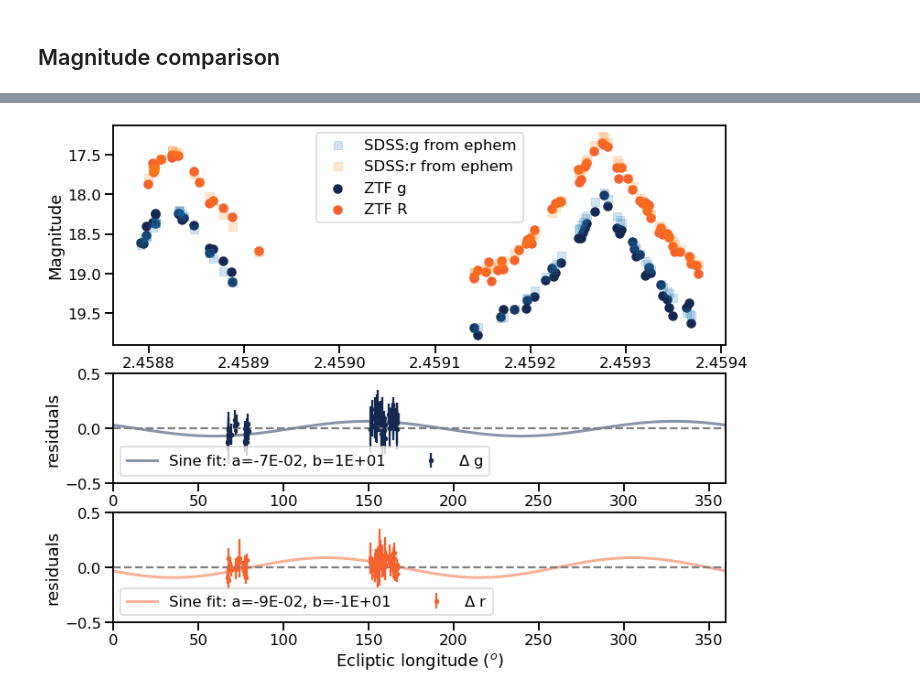
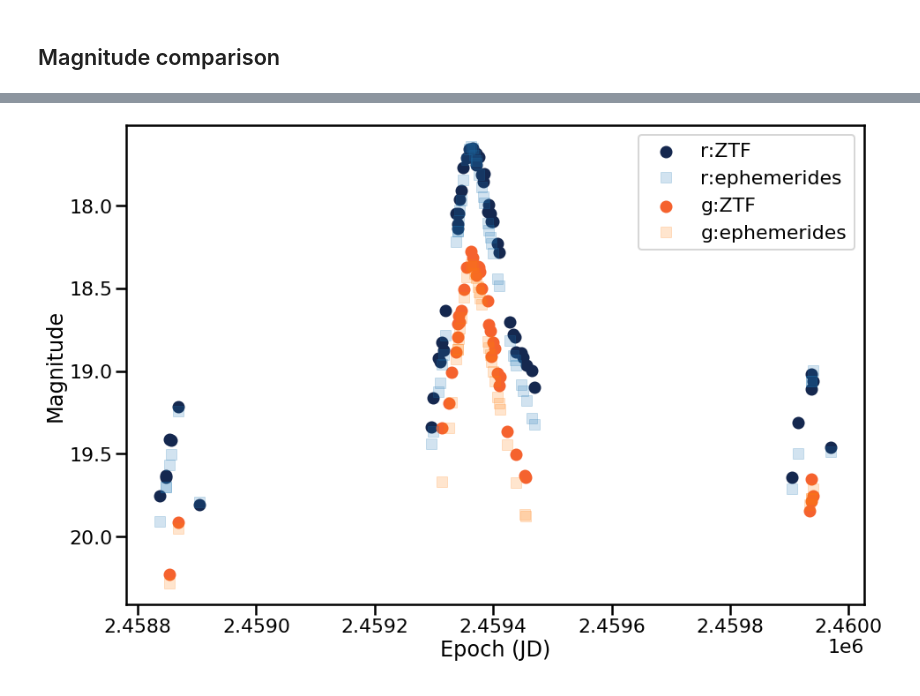
Before and after one commit to astrolabsoftware/fink-tutorials, a Jupyter notebook: sso/fink_sso_imcce.ipynb, the cells around one changed output, grey strips where cells are left out. Cells and saved outputs as stored; diff of their text form; code cells hidden in the pictures.

```diff
--- a/sso/fink_sso_imcce.ipynb
+++ b/sso/fink_sso_imcce.ipynb
@@ -95,21 +26,19 @@ Let's define some constants:
 # %%
-# SSO id
-ssname = '8467'
-#'1041'
 # Disctionary for filters
-filters = {1:'g', 2:'R', 3:'i'}
+filters = {1:'g', 2:'r', 3:'i'}
 # %% [markdown]
 ## Fink data
 # %%
 # Get data from FINK
 r = requests.post(
-  'http://134.158.75.151:24000/api/v1/sso',
-  json={
-    'n_or_d': ssname,
-    'output-format': 'json'
-  }
+    'https://fink-portal.org/api/v1/sso',
+    json={
+        'n_or_d': '33803',
+        'withEphem': True,
+        'output-format': 'json'
+    }
 )
 
 # Sort by epoch - critical for ephemerides speed up
-sso = pd.read_json(r.content)
+sso = pd.read_json(io.BytesIO(r.content))
 sso = sso.sort_values(by='i:jd').reset_index(drop=True)
@@ -160,73 +49,31 @@ This took 1.78 seconds.
 filts = sso['i:fid'].unique()
 
 fig, ax = plt.subplots(
-    3, 1,
-    figsize=(12, 10),
-#     sharex=True,
-    gridspec_kw={'height_ratios': [3, 1.5, 1.5]}
+    1, 1,
+    figsize=(15, 10),
 )
 
 colors = ['#15284F', '#F5622E']
 for i,f in enumerate(filts):
     cond = sso['i:fid']==f
 
-    ax[0].scatter(
+    ax.scatter(
         sso.loc[cond,'i:jd'],
         sso.loc[cond,'i:magpsf'],
-        label='ZTF {:}'.format(filters[f]),
+        label='{:}:ZTF'.format(filters[f]),
         color=colors[i],
         alpha=1.0
     )
 
-    ax[0].plot(
-        eph.Date[cond],
-        eph['SDSS:{}'.format(filters[f].lower())][cond],
+    ax.plot(
+        sso.loc[cond, 'Date'],
+        sso.loc[cond, 'SDSS:{}'.format(filters[f].lower())],
         ls='',
         marker='s',
-        label='SDSS:{} from ephem'.format(filters[f].lower()), alpha=0.2)
+        label='{}:ephemerides'.format(filters[f].lower()), alpha=0.2)
 
-ax[0].set_ylim(ax[0].get_ylim()[::-1])
-ax[0].legend(loc='best')
-ax[0].set_ylabel('Magnitude')
-ax[0].set_xlabel('Epoch (JD)');
-
-for i,f in enumerate(filts):
-    cond = sso['i:fid']==f
-
-    # Magnitude
-    mag = sso.loc[cond,'i:magpsf'][cond]
-    err= sso.loc[cond,'i:sigmapsf'][cond]
-
-    ephemData = eph['SDSS:{}'.format(filters[f].lower())][cond]
-
-    diff = mag - ephemData
-
-    popt, pcov = curve_fit(sine_fit, eph.Longitude[cond], diff)
-    perr = np.sqrt(np.diag(pcov))
-    print(popt, perr)
-
-    ax[i+1].errorbar(
-        eph.Longitude[cond],
-        diff,
-        yerr=err,
-        ls='', marker='.', label=r'$\Delta$ {}'.format(filters[f].lower()), color=colors[i])
-
-    longitude_arr = np.linspace(0,360,num=100)
-    ax[i+1].plot(
-        longitude_arr,
-        sine_fit(longitude_arr, *popt),
-        label='Sine fit: a={:.0E}, b={:.0E}'.format(*popt),
-        color=colors[i],
-        ls='-',
-        alpha=0.5,
-        lw=3
-    )
-
-    ax[i+1].legend(loc='best', ncol=2)
-
-    ax[i+1].set_ylim(-0.5, 0.5)
-    ax[i+1].set_xlim(0,360)
-    ax[i+1].axhline(0, ls='--', color='grey')
-    ax[i+1].set_ylabel('residuals')
-ax[2].set_xlabel('Ecliptic longitude ($^o$)');
+ax.set_ylim(ax.get_ylim()[::-1])
+ax.legend(loc='best')
+ax.set_ylabel('Magnitude')
+ax.set_xlabel('Epoch (JD)');
 # %% [output]
@@ -235 +80 @@ ax[2].set_xlabel('Ecliptic longitude ($^o$)');
-[figure, old version]
+[figure, new version]
```
Also changed, not shown: parts of 21 cells of this notebook, 2 other files.
